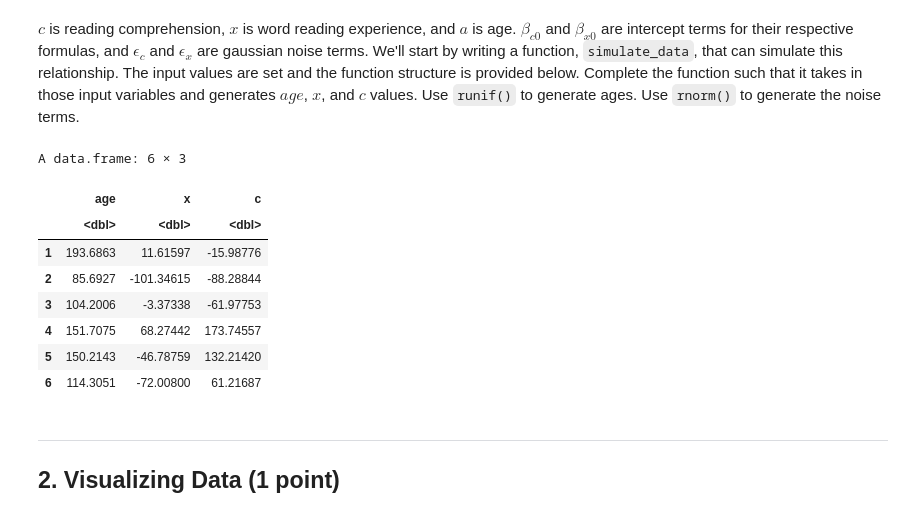
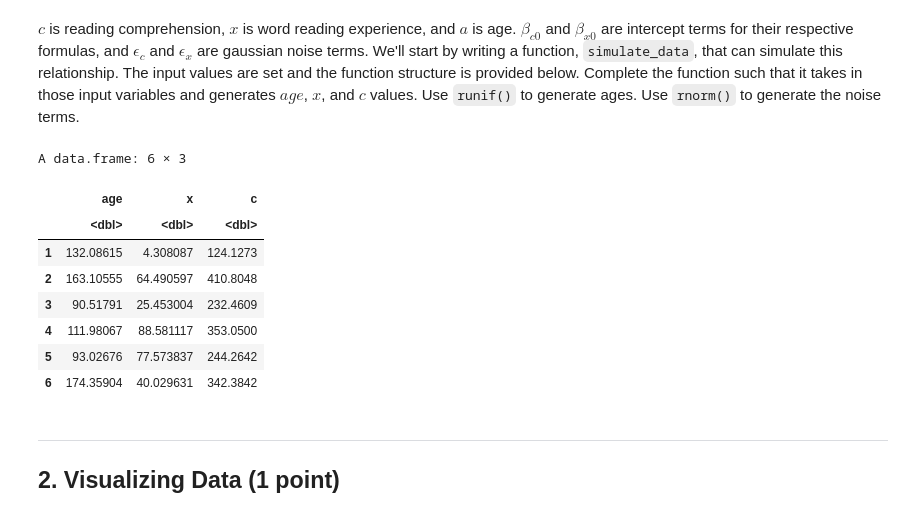
Before and after one commit to tardifmc/Tardif_DSPN_S22, a Jupyter notebook: Homework9.ipynb, the cells around one changed output. Drawn from its saved outputs; the diff is of its cells as text; code cells hidden in the pictures.

```diff
--- a/Homework9.ipynb
+++ b/Homework9.ipynb
@@ -21,38 +21,39 @@ $c$ is reading comprehension, $x$ is word reading experience, and $a$ is age. $\
 # %%
 sample_size = 100 # How many children in data set?
 age_lo = 80     # minimum age, in months
 age_hi = 200    # maximum age, in months
 beta_xa = 0.5   # amount by which experience changes for increase of one month in age
 beta_x0 = -5    # amount of experience when age = 0 (not interpretable, since minimum age for this data is 80 months)
 sd_x = 50       # standard dev of gaussian noise term, epsilon_x
 beta_ca = 0.8   # amount that comprehension score improves for every increase of one unit in age
 beta_cx = 3     # amount that comprehension score improves for every increase of one unit in reading experience
 beta_c0 = 10    # comprehension score when reading experience is 0.
 sd_c = 85      # standard dev of gaussian noise term, epsilon_c
 
 
 simulate_data <- function(sample_size, age_lo, age_hi, beta_xa, beta_x0, sd_x, beta_ca, beta_cx, beta_c0, sd_c) {
 
+  age = runif(sample_size, age_lo, age_hi)
+    # x = rnorm(sample_size, mean=0, sd_x) #x is word reading experience
+    x = beta_xa*age + beta_x0+ rnorm(sample_size, mean=0, sd_x)
+    c = beta_ca*age + beta_cx*x + beta_c0 + rnorm(sample_size, mean=0, sd_c)
+    # c = rnorm(sample_size, mean=0, sd_c) #c is reading comprehension
 
-  age = runif(sample_size, age_lo, age_hi)
-    x = rnorm(sample_size, mean=0, sd_x) #x is word reading experience
-    c = rnorm(sample_size, mean=0, sd_c) #c is reading comprehension
-
-      return(data.frame(age=age,x=x,c=c)) # it's actually bad form to have a variable named "c" in R, my bad...
+  return(data.frame(age=age,x=x,c=c)) # it's actually bad form to have a variable named "c" in R, my bad...
 }
 
 dat <- simulate_data(sample_size, age_lo, age_hi, beta_xa, beta_x0, sd_x, beta_ca, beta_cx, beta_c0, sd_c)
 head(dat)
 # %% [output]
 A data.frame: 6 × 3
 |  | age | x | c |
 |  | <dbl> | <dbl> | <dbl> |
-| 1 | 193.6863 | 11.61597 | -15.98776 |
-| 2 | 85.6927 | -101.34615 | -88.28844 |
-| 3 | 104.2006 | -3.37338 | -61.97753 |
-| 4 | 151.7075 | 68.27442 | 173.74557 |
-| 5 | 150.2143 | -46.78759 | 132.21420 |
-| 6 | 114.3051 | -72.00800 | 61.21687 |
+| 1 | 132.08615 | 4.308087 | 124.1273 |
+| 2 | 163.10555 | 64.490597 | 410.8048 |
+| 3 | 90.51791 | 25.453004 | 232.4609 |
+| 4 | 111.98067 | 88.581117 | 353.0500 |
+| 5 | 93.02676 | 77.573837 | 244.2642 |
+| 6 | 174.35904 | 40.029631 | 342.3842 |
 # %% [markdown]
 ---
 ## 2. Visualizing Data (1 point)
```
Also changed, not shown: parts of 6 cells of this notebook.
